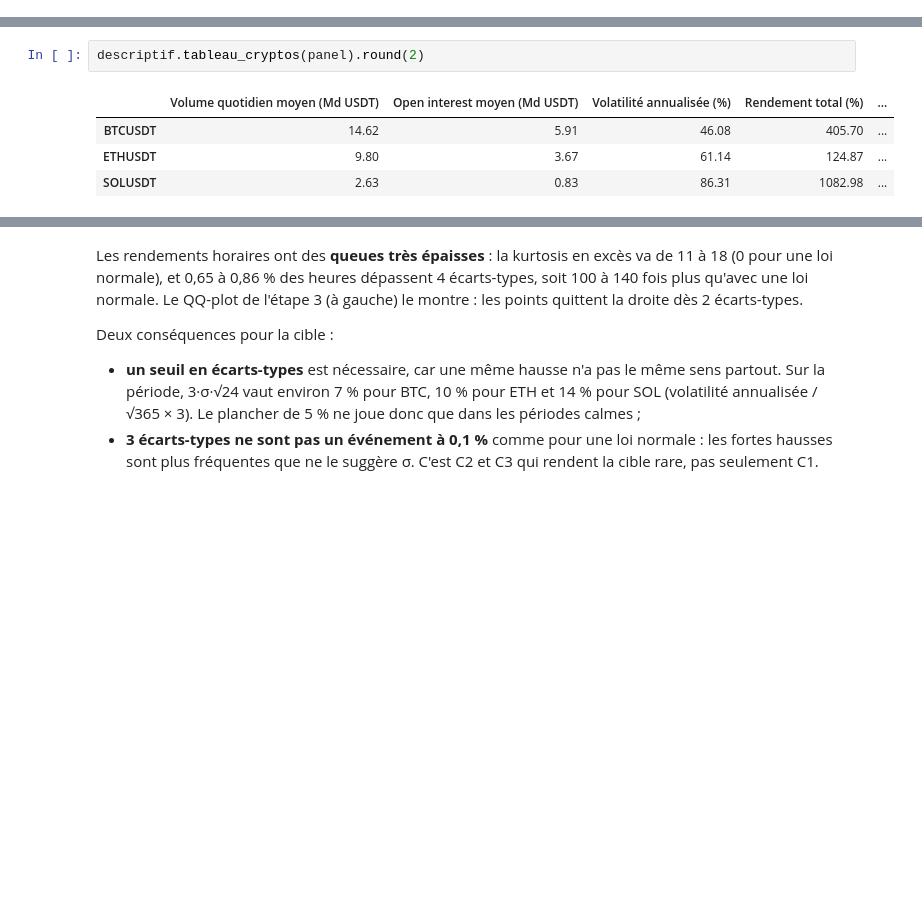
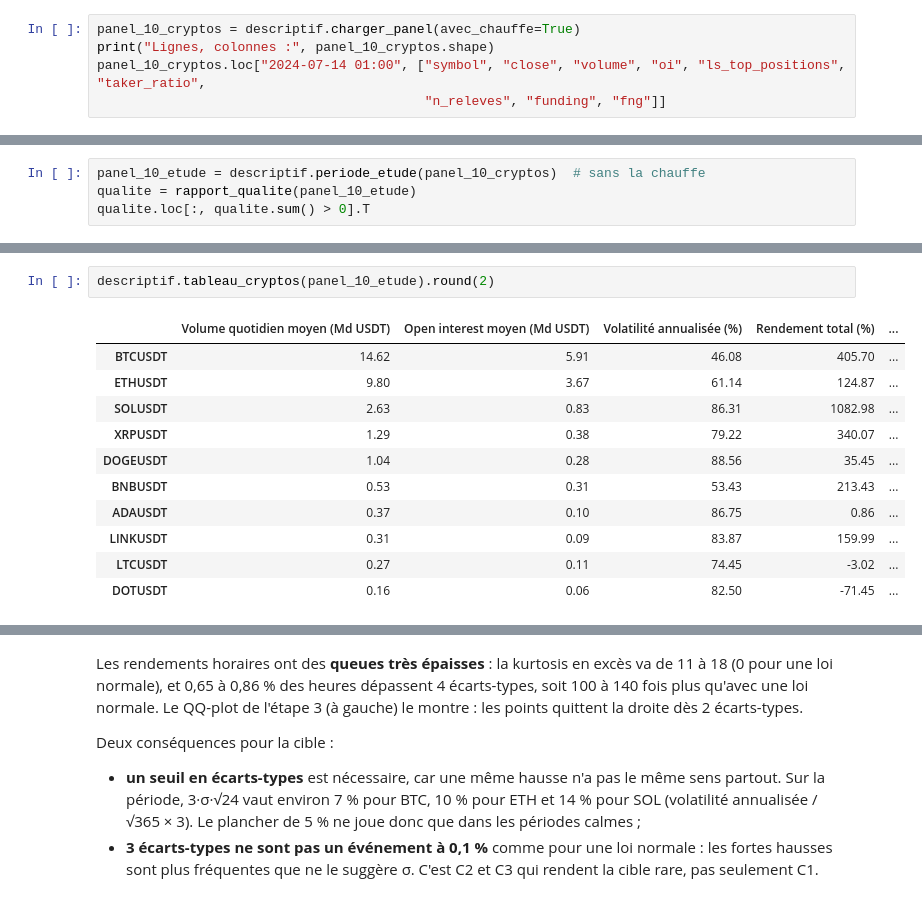
Before and after one commit to Ethanyounes/Ensae-Data-Science, a Jupyter notebook: rapport.ipynb, the cells around one changed output, grey strips where cells are left out. Drawn from its saved outputs; the diff is of its cells as text; blank space fills up the shorter version.

```diff
--- a/rapport.ipynb
+++ b/rapport.ipynb
@@ -59,0 +227,5 @@ On compare les deux, heure par heure.
+# %%
+panel_10_cryptos = descriptif.charger_panel(avec_chauffe=True)
+print("Lignes, colonnes :", panel_10_cryptos.shape)
+panel_10_cryptos.loc["2024-07-14 01:00", ["symbol", "close", "volume", "oi", "ls_top_positions", "taker_ratio",
+                                          "n_releves", "funding", "fng"]]
@@ -59,0 +286,4 @@ On compare les deux, heure par heure.
+# %%
+panel_10_etude = descriptif.periode_etude(panel_10_cryptos)  # sans la chauffe
+qualite = rapport_qualite(panel_10_etude)
+qualite.loc[:, qualite.sum() > 0].T
@@ -73,8 +334,15 @@ Pour C3, dont le seuil est justement 1, ce choix compte : les deux mesures ne so
 # %%
-descriptif.tableau_cryptos(panel).round(2)
+descriptif.tableau_cryptos(panel_10_etude).round(2)
 # %% [output]
 |  | Volume quotidien moyen (Md USDT) | Open interest moyen (Md USDT) | Volatilité annualisée (%) | Rendement total (%) | ... |
 | BTCUSDT | 14.62 | 5.91 | 46.08 | 405.70 | ... |
 | ETHUSDT | 9.80 | 3.67 | 61.14 | 124.87 | ... |
 | SOLUSDT | 2.63 | 0.83 | 86.31 | 1082.98 | ... |
+| XRPUSDT | 1.29 | 0.38 | 79.22 | 340.07 | ... |
+| DOGEUSDT | 1.04 | 0.28 | 88.56 | 35.45 | ... |
+| BNBUSDT | 0.53 | 0.31 | 53.43 | 213.43 | ... |
+| ADAUSDT | 0.37 | 0.10 | 86.75 | 0.86 | ... |
+| LINKUSDT | 0.31 | 0.09 | 83.87 | 159.99 | ... |
+| LTCUSDT | 0.27 | 0.11 | 74.45 | -3.02 | ... |
+| DOTUSDT | 0.16 | 0.06 | 82.50 | -71.45 | ... |
 # %% [markdown]
```
Also changed, not shown: parts of 48 cells of this notebook, 4 other files.
